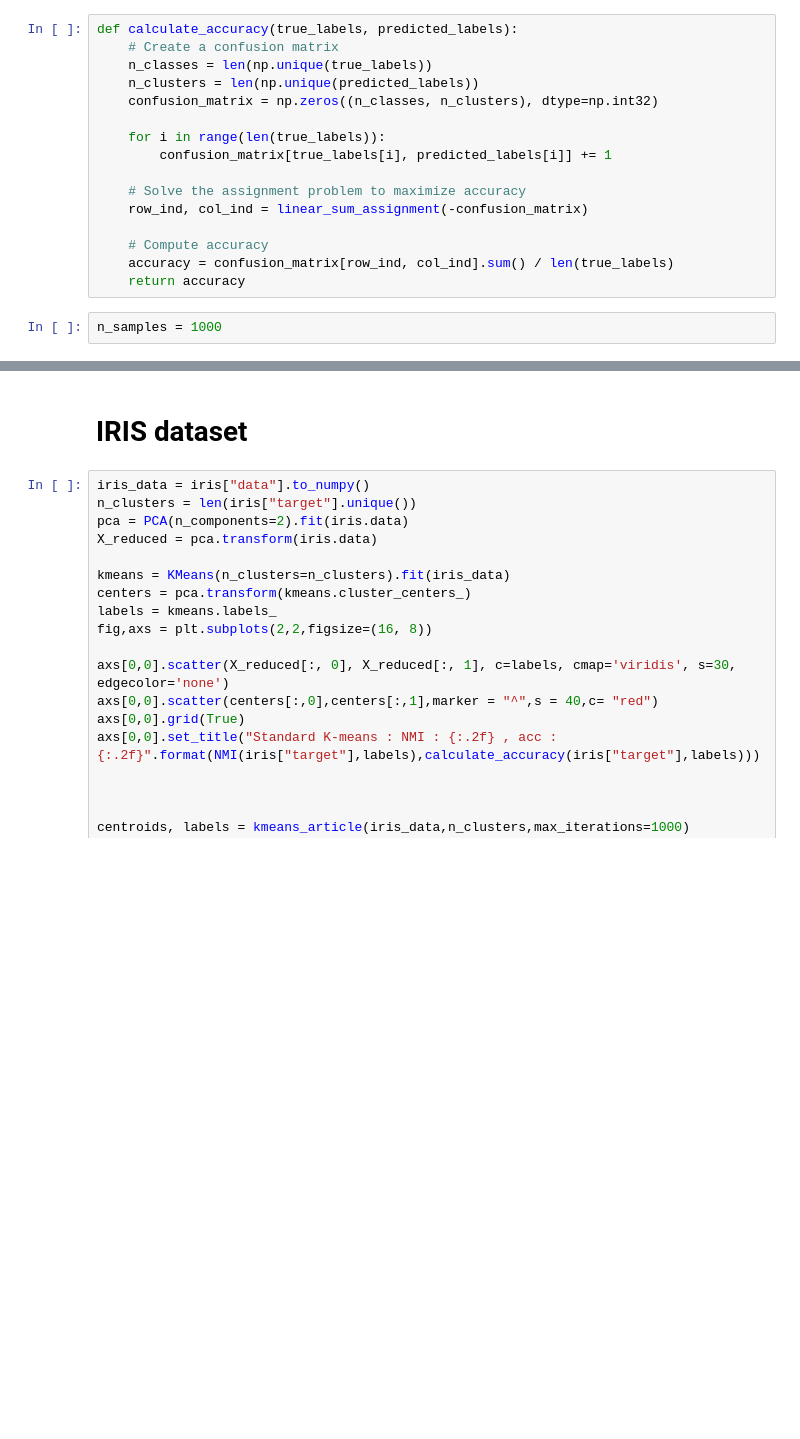
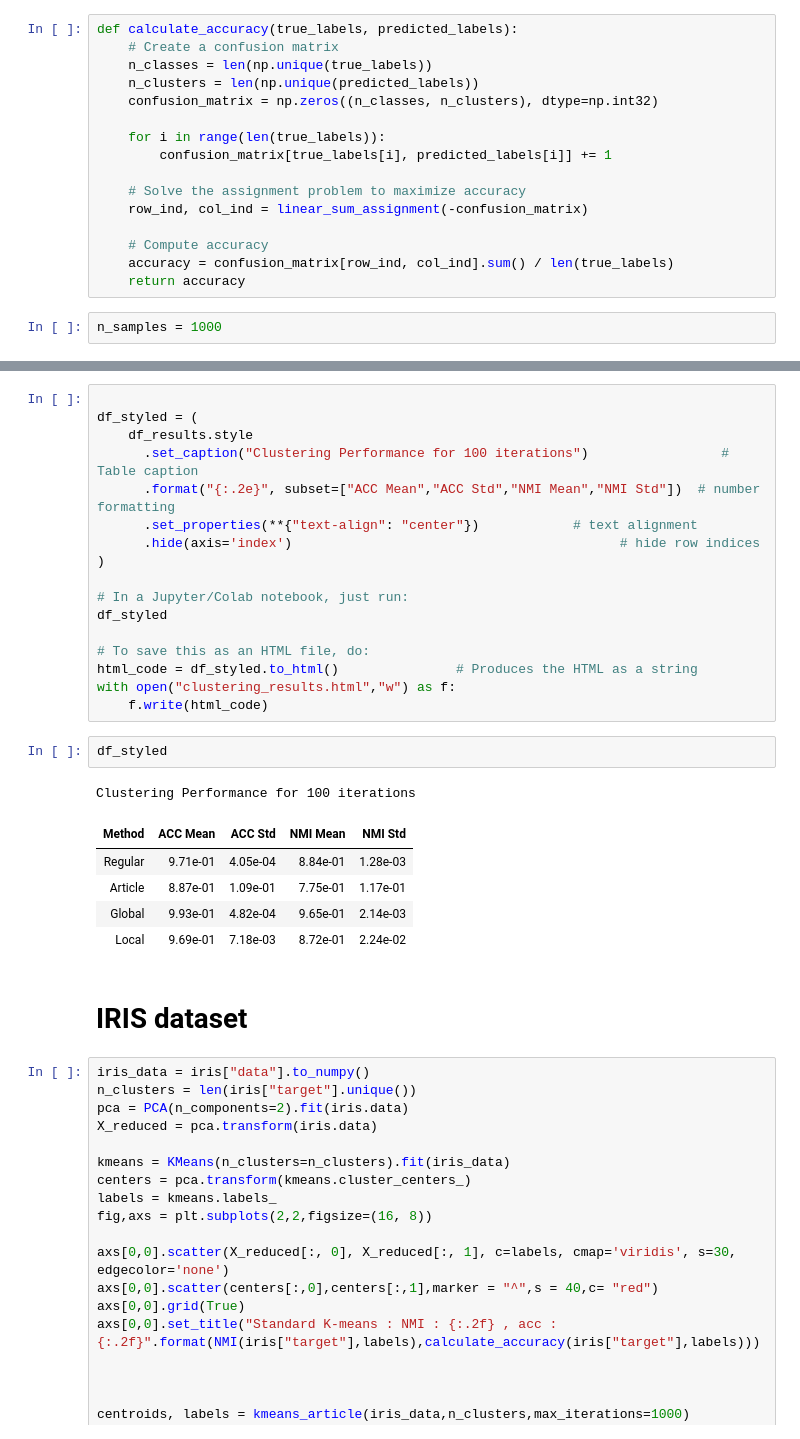
Before and after one commit to YossiSella/UL_Bar_Ilan_Assignments, a Jupyter notebook: project/Final_project.ipynb, the cells around one changed output, grey strips where cells are left out. Saved outputs shown, nothing was run; the diff lists cells and outputs as text; blank space fills up the shorter version.

```diff
--- a/project/Final_project.ipynb
+++ b/project/Final_project.ipynb
@@ -349,3 +452,29 @@ KeyboardInterrupt:
+# %%
+
+df_styled = (
+    df_results.style
+      .set_caption("Clustering Performance for 100 iterations")                 # Table caption
+      .format("{:.2e}", subset=["ACC Mean","ACC Std","NMI Mean","NMI Std"])  # number formatting
+      .set_properties(**{"text-align": "center"})            # text alignment
+      .hide(axis='index')                                          # hide row indices
+)
+
+# In a Jupyter/Colab notebook, just run:
+df_styled
+
+# To save this as an HTML file, do:
+html_code = df_styled.to_html()               # Produces the HTML as a string
+with open("clustering_results.html","w") as f:
+    f.write(html_code)
+# %%
+df_styled
+# %% [output]
+Clustering Performance for 100 iterations
+| Method | ACC Mean | ACC Std | NMI Mean | NMI Std |
+| Regular | 9.71e-01 | 4.05e-04 | 8.84e-01 | 1.28e-03 |
+| Article | 8.87e-01 | 1.09e-01 | 7.75e-01 | 1.17e-01 |
+| Global | 9.93e-01 | 4.82e-04 | 9.65e-01 | 2.14e-03 |
+| Local | 9.69e-01 | 7.18e-03 | 8.72e-01 | 2.24e-02 |
 # %% [markdown]
 # IRIS dataset
 # %%
```
Also changed, not shown: parts of 9 cells of this notebook.
